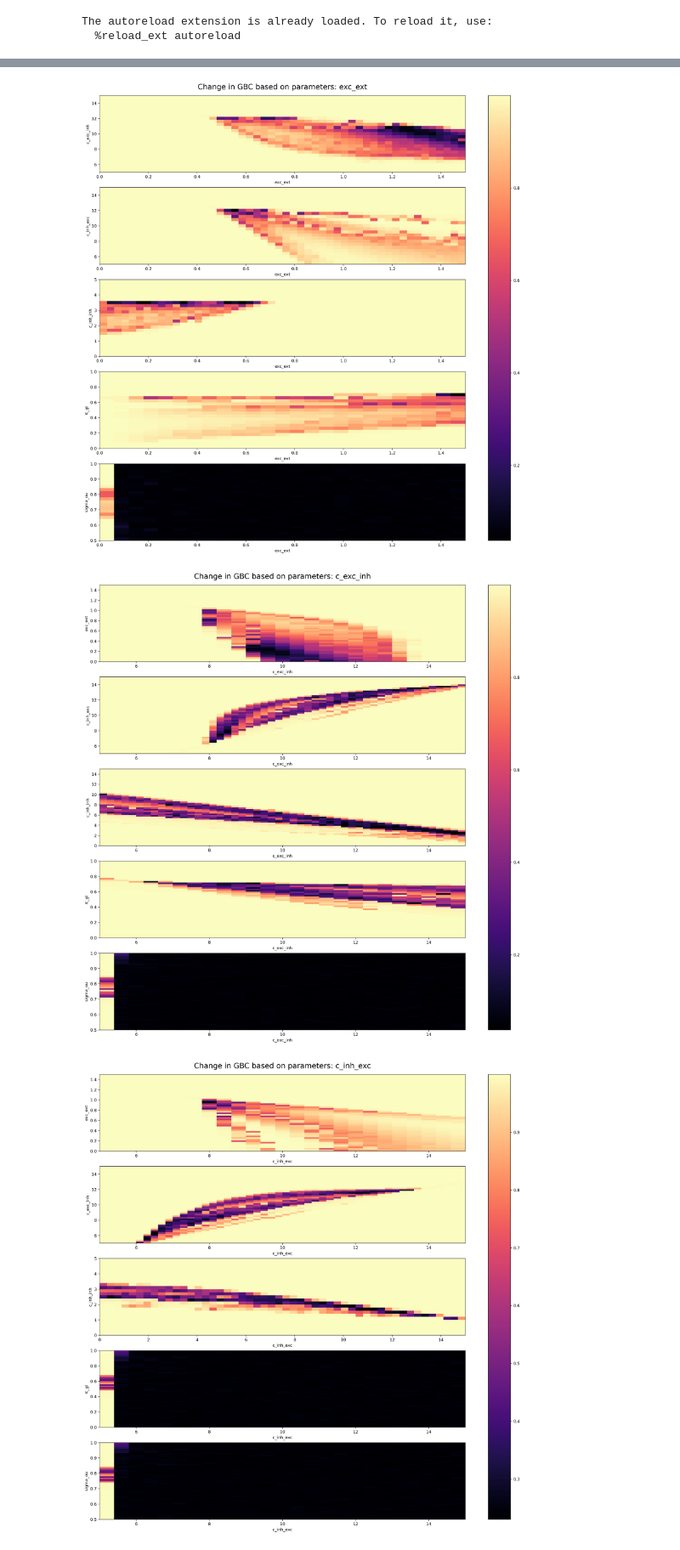
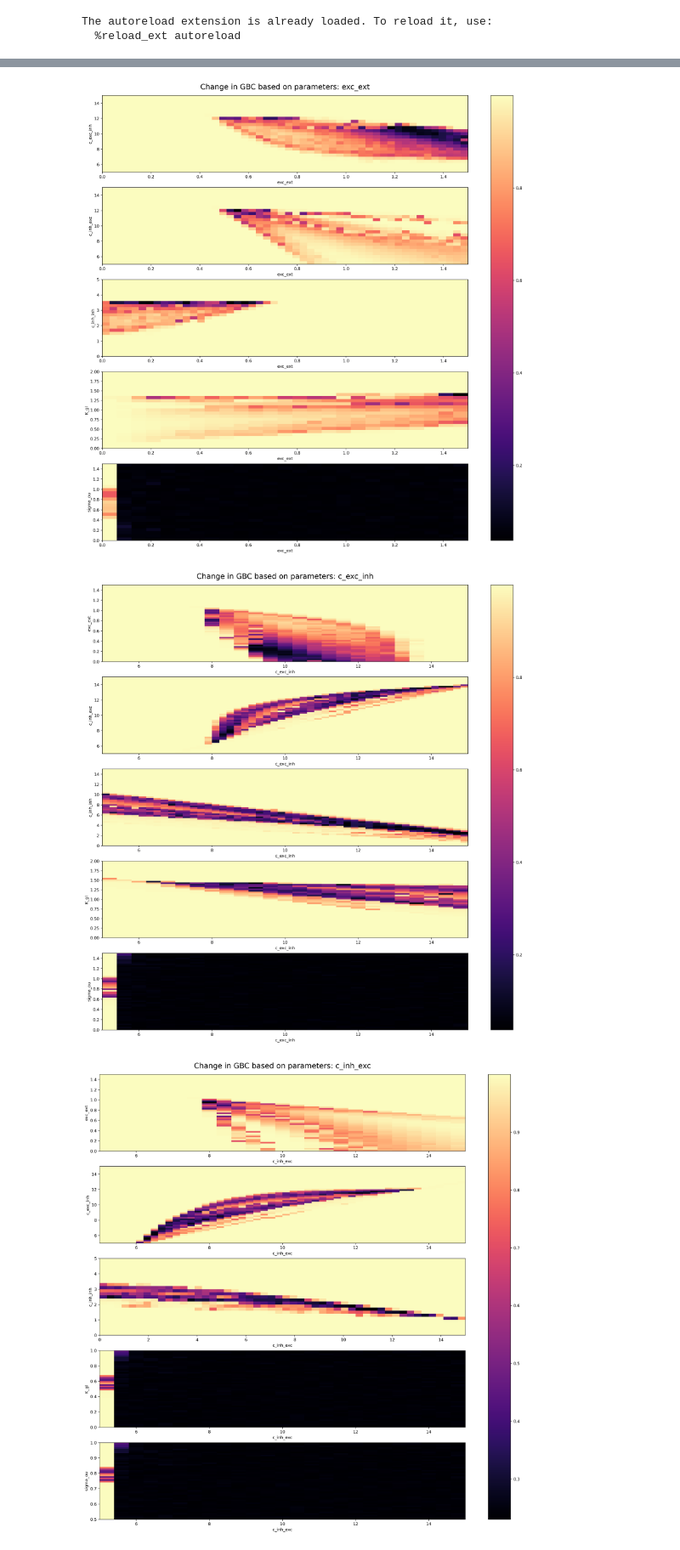
Before and after one commit to pamirozsuna/pamir_ma, a Jupyter notebook: notebooks/WC Parameter Exploration SCZ Results.ipynb, the cells around one changed output, grey strips where cells are left out. Shown at 85% size. Cells and saved outputs as stored; diff of their text form; code cells hidden in the pictures.

Commit message:
add plots of exploration

```diff
--- a/notebooks/WC Parameter Exploration SCZ Results.ipynb
+++ b/notebooks/WC Parameter Exploration SCZ Results.ipynb
@@ -361,34 +361,34 @@ f.savefig('all_parametes.png')
 # %%
 f, axarr = plt.subplots(5,1,figsize=(20, 20))
 f.set_facecolor('w')
 
 pivot_table_exc_ext_sigma_ou
 img = axarr[0].imshow(pivot_table_exc_ext_cei, aspect="auto", extent=[0,1.5,5,15])
 axarr[0].set_xlabel('exc_ext')
 axarr[0].set_ylabel('c_exc_inh')
 
 axarr[1].imshow(pivot_table_exc_ext_cie, aspect="auto", extent=[0,1.5,5,15])
 axarr[1].set_xlabel('exc_ext')
 axarr[1].set_ylabel('c_inh_exc')
 
 axarr[2].imshow(pivot_table_exc_ext_cii, aspect="auto", extent=[0,1.5,0,5])
 axarr[2].set_xlabel('exc_ext')
 axarr[2].set_ylabel('c_inh_inh')
 
-axarr[3].imshow(pivot_table_exc_ext_kgl, aspect="auto", extent=[0,1.5,0,1])
+axarr[3].imshow(pivot_table_exc_ext_kgl, aspect="auto", extent=[0,1.5,0,2])
 axarr[3].set_xlabel('exc_ext')
 axarr[3].set_ylabel('K_gl')
 
-axarr[4].imshow(pivot_table_exc_ext_sigma_ou, aspect="auto", extent=[0,1.5,0.5,1])
+axarr[4].imshow(pivot_table_exc_ext_sigma_ou, aspect="auto", extent=[0,1.5,0,1.5])
 axarr[4].set_xlabel('exc_ext')
 axarr[4].set_ylabel('sigma_ou')
 
 f.suptitle('Change in GBC based on parameters: exc_ext', x = 0.435, y = 0.9, size=18)
 plt.colorbar(img, ax=axarr)
 
 f.savefig('exc_ext.png')
 # %% [output]
-[figure, old version]
+[figure, new version]
 # %%
 f, axarr = plt.subplots(5,1,figsize=(20, 20))
 f.set_facecolor('w')
@@ -405,11 +405,11 @@ axarr[2].imshow(pivot_table_cei_cii, aspect="auto", extent=[5,15,0,15])
 axarr[2].set_xlabel('c_exc_inh')
 axarr[2].set_ylabel('c_inh_inh')
 
-axarr[3].imshow(pivot_table_cei_kgl, aspect="auto", extent=[5,15,0,1])
+axarr[3].imshow(pivot_table_cei_kgl, aspect="auto", extent=[5,15,0,2])
 axarr[3].set_xlabel('c_exc_inh')
 axarr[3].set_ylabel('K_gl')
 
-axarr[4].imshow(pivot_table_cei_sigma_ou, aspect="auto", extent=[5,15,0.5,1])
+axarr[4].imshow(pivot_table_cei_sigma_ou, aspect="auto", extent=[5,15,0,1.5])
 axarr[4].set_xlabel('c_exc_inh')
 axarr[4].set_ylabel('sigma_ou')
 
@@ -417,7 +417,7 @@ f.suptitle('Change in GBC based on parameters: c_exc_inh', x = 0.435, y = 0.9, s
 plt.colorbar(img, ax=axarr)
 f.savefig('c_exc_inh.png')
 # %% [output]
-[figure, old version]
+[figure, new version]
 # %%
 f, axarr = plt.subplots(5,1,figsize=(20, 20))
 f.set_facecolor('w')
```
Also changed, not shown: parts of 4 cells of this notebook, 9 other files.
